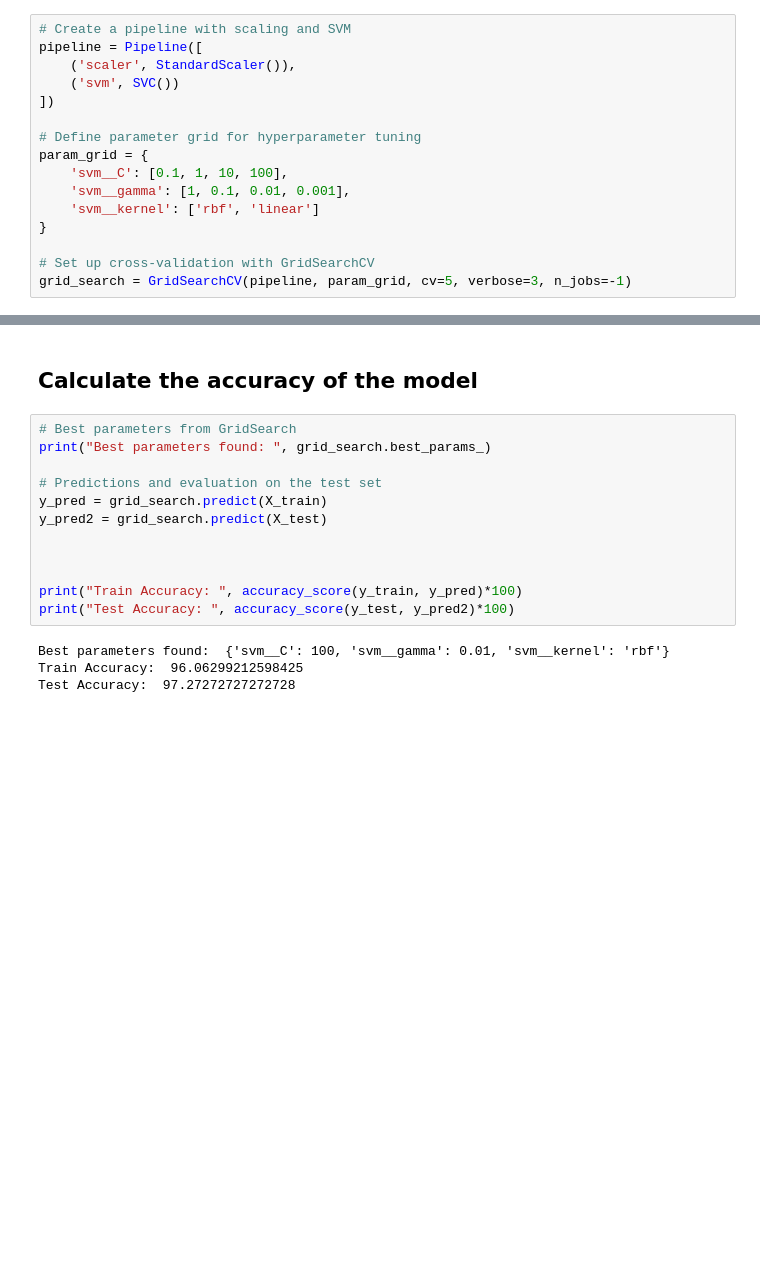
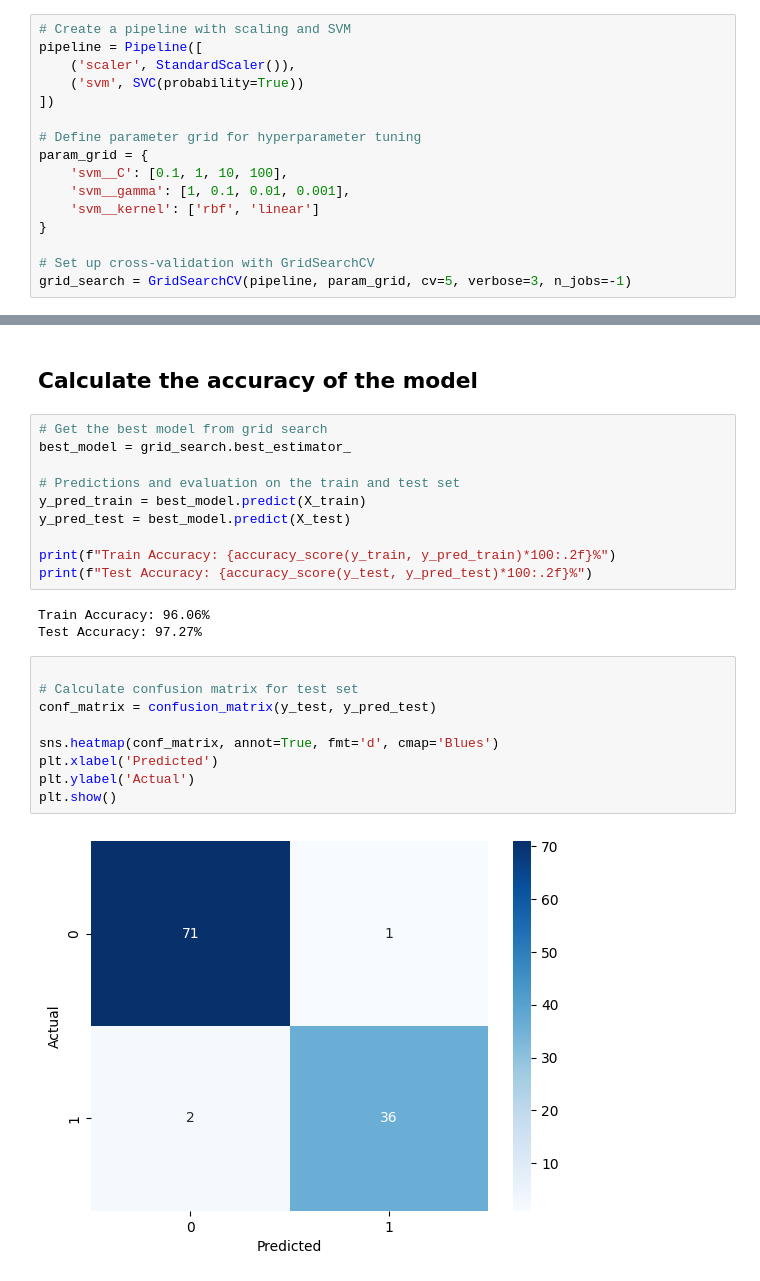
Before and after one commit to amg-eng/Thyroid_Cancer_Risk, a Jupyter notebook: Models/SVM_Model.ipynb, the cells around one changed output, grey strips where cells are left out. Cells and saved outputs as stored; diff of their text form; blank space fills up the shorter version.

```diff
--- a/Models/SVM_Model.ipynb
+++ b/Models/SVM_Model.ipynb
@@ -98,7 +98,7 @@ X_train, X_test, y_train, y_test = train_test_split(X, y, test_size=0.3, random_
 # Create a pipeline with scaling and SVM
 pipeline = Pipeline([
     ('scaler', StandardScaler()),
-    ('svm', SVC())
+    ('svm', SVC(probability=True))
 ])
 
 # Define parameter grid for hyperparameter tuning
@@ -128,18 +128,26 @@ GridSearchCV(cv=5,
 # %% [markdown]
 ## Calculate the accuracy of the model
 # %%
-# Best parameters from GridSearch
-print("Best parameters found: ", grid_search.best_params_)
+# Get the best model from grid search
+best_model = grid_search.best_estimator_
 
-# Predictions and evaluation on the test set
-y_pred = grid_search.predict(X_train)
-y_pred2 = grid_search.predict(X_test)
+# Predictions and evaluation on the train and test set
+y_pred_train = best_model.predict(X_train)
+y_pred_test = best_model.predict(X_test)
 
-
-
-print("Train Accuracy: ", accuracy_score(y_train, y_pred)*100)
-print("Test Accuracy: ", accuracy_score(y_test, y_pred2)*100)
+print(f"Train Accuracy: {accuracy_score(y_train, y_pred_train)*100:.2f}%")
+print(f"Test Accuracy: {accuracy_score(y_test, y_pred_test)*100:.2f}%")
 # %% [output]
-Best parameters found:  {'svm__C': 100, 'svm__gamma': 0.01, 'svm__kernel': 'rbf'}
-Train Accuracy:  96.06299212598425
-Test Accuracy:  97.27272727272728
+Train Accuracy: 96.06%
+Test Accuracy: 97.27%
+# %%
+
+# Calculate confusion matrix for test set
+conf_matrix = confusion_matrix(y_test, y_pred_test)
+
+sns.heatmap(conf_matrix, annot=True, fmt='d', cmap='Blues')
+plt.xlabel('Predicted')
+plt.ylabel('Actual')
+plt.show()
+# %% [output]
+[figure, added]
```
Also changed, not shown: parts of 5 cells of this notebook, 3 other files.
